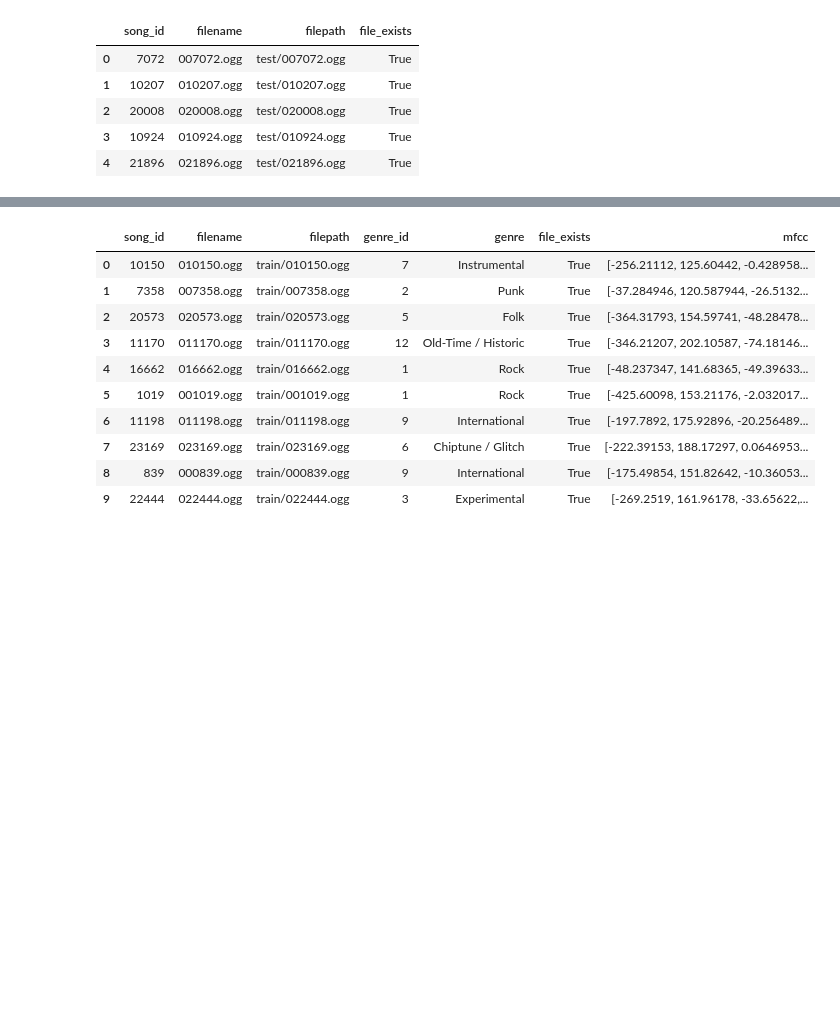
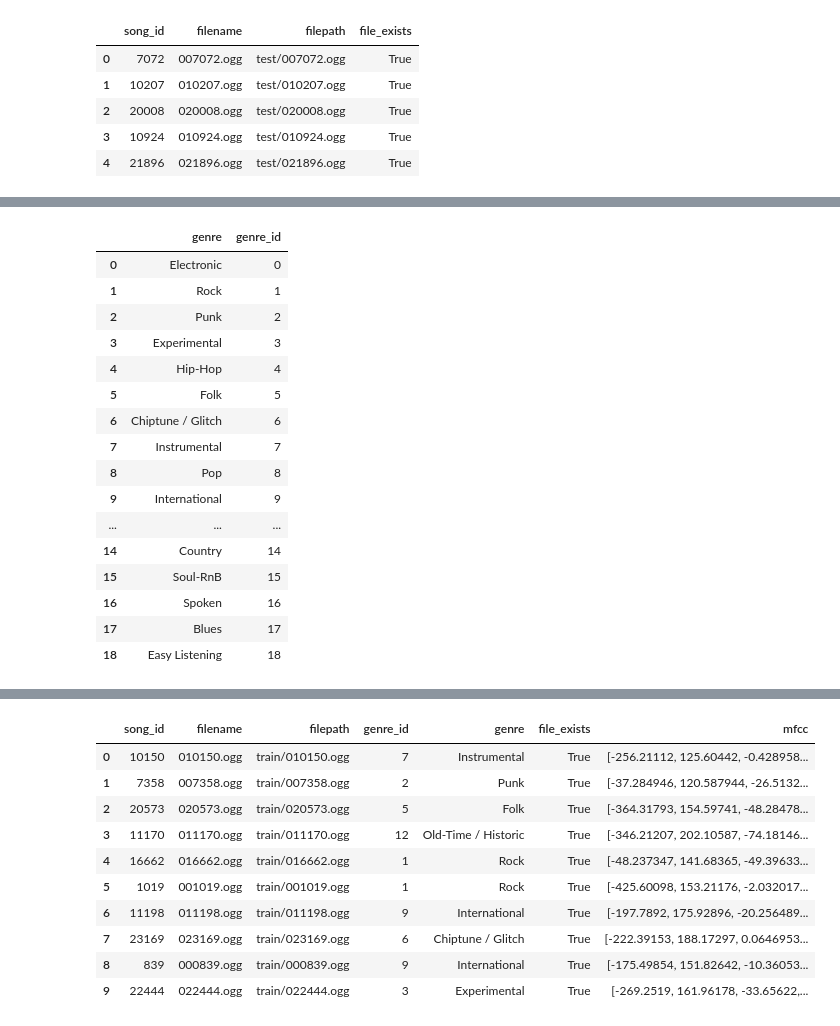
Before and after one commit to bk-anupam/KaggleChallenges, a Jupyter notebook: AUDIO/MusicClassification/data_preprocessing.ipynb, the cells around one changed output, grey strips where cells are left out. Cells and saved outputs as stored; diff of their text form; code cells hidden in the pictures; blank space fills up the shorter version.

```diff
--- a/AUDIO/MusicClassification/data_preprocessing.ipynb
+++ b/AUDIO/MusicClassification/data_preprocessing.ipynb
@@ -98,3 +99,24 @@ bar_plot(
+# %%
+df_genre = pd.read_csv(DATA_PATH + "genres.csv")
+df_genre
+# %% [output]
+|  | genre | genre_id |
+| 0 | Electronic | 0 |
+| 1 | Rock | 1 |
+| 2 | Punk | 2 |
+| 3 | Experimental | 3 |
+| 4 | Hip-Hop | 4 |
+| 5 | Folk | 5 |
+| 6 | Chiptune / Glitch | 6 |
+| 7 | Instrumental | 7 |
+| 8 | Pop | 8 |
+| 9 | International | 9 |
+| ... | ... | ... |
+| 14 | Country | 14 |
+| 15 | Soul-RnB | 15 |
+| 16 | Spoken | 16 |
+| 17 | Blues | 17 |
+| 18 | Easy Listening | 18 |
 # %%
 def read_audio(conf, pathname, trim_long_data):
     y, sr = librosa.load(pathname, sr=None, res_type="kaiser_fast")
```
Also changed, not shown: parts of 12 cells of this notebook.
